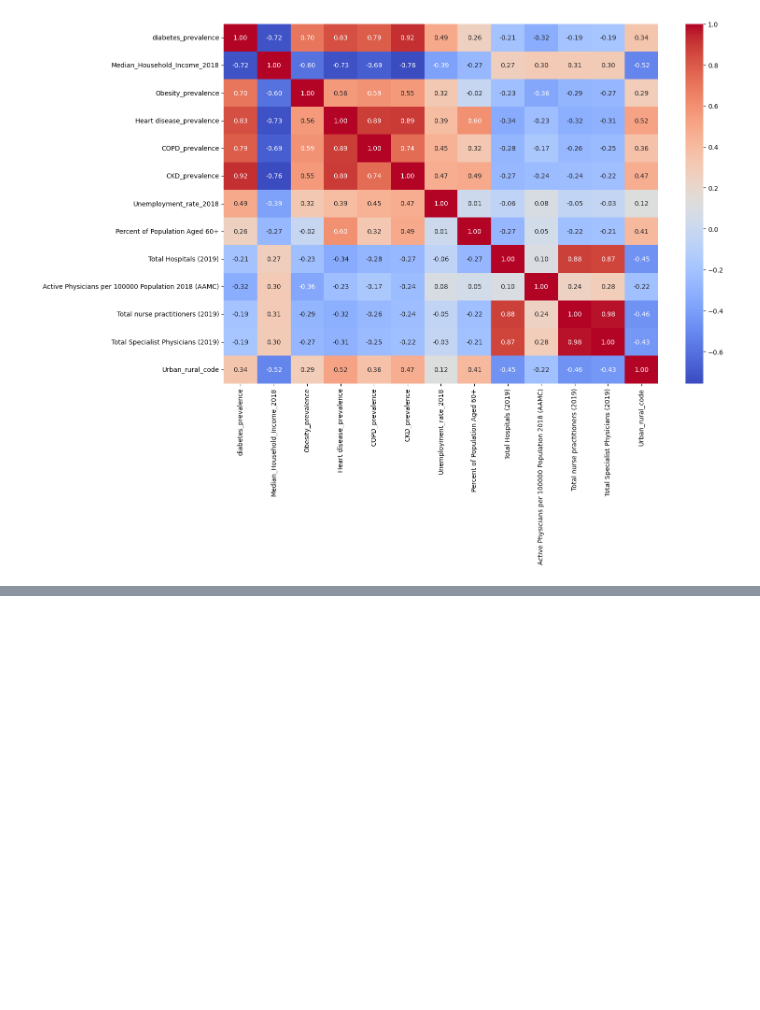
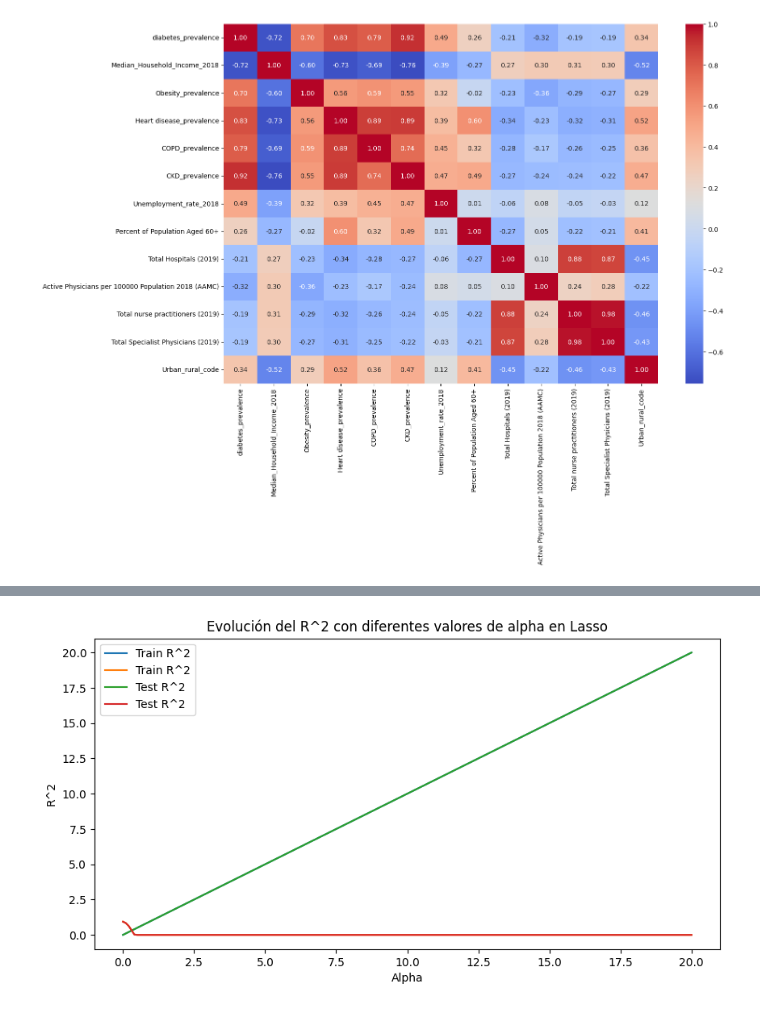
Before and after one commit to Estefaniagz/reg_lineal_regularizado, a Jupyter notebook: src/explore.ipynb, the cells around one changed output, grey strips where cells are left out. Drawn from its saved outputs; the diff is of its cells as text; code cells hidden in the pictures; blank space fills up the shorter version.

```diff
--- a/src/explore.ipynb
+++ b/src/explore.ipynb
@@ -142,0 +200,9 @@ plt.show()
+# %%
+from sklearn.linear_model import LinearRegression
+from sklearn.linear_model import Lasso
+
+modelo_lineal = LinearRegression()
+modelo_lasso = Lasso()
+
+modelo_lineal.fit(X_train_esc, y_train)
+modelo_lasso.fit(X_train_esc, y_train)
@@ -142,0 +224,5 @@ plt.show()
+# %%
+import numpy as np
+
+alpha= np.linspace(0,20,201)
+alpha
@@ -142,0 +249,8 @@ plt.show()
+# %%
+r2_lista = []
+
+for a in alpha:
+    model_lasso_alpha = Lasso(alpha=a)
+    model_lasso_alpha.fit(X_train_esc, y_train)  # Corregido
+    y_pred_a = model_lasso_alpha.predict(X_test_esc)
+    r2_lista.append((a, r2_score(y_test, y_pred_a)))
@@ -142,0 +277,11 @@ plt.show()
+# %%
+plt.figure(figsize=(10, 5))
+plt.plot(alpha, r2_lista, label='Train R^2')
+plt.plot(alpha, r2_lista, label='Test R^2')
+plt.xlabel('Alpha')
+plt.ylabel('R^2')
+plt.title('Evolución del R^2 con diferentes valores de alpha en Lasso')
+plt.legend()
+plt.show()
+# %% [output]
+[figure, added]
```
Also changed, not shown: parts of 21 cells of this notebook.
